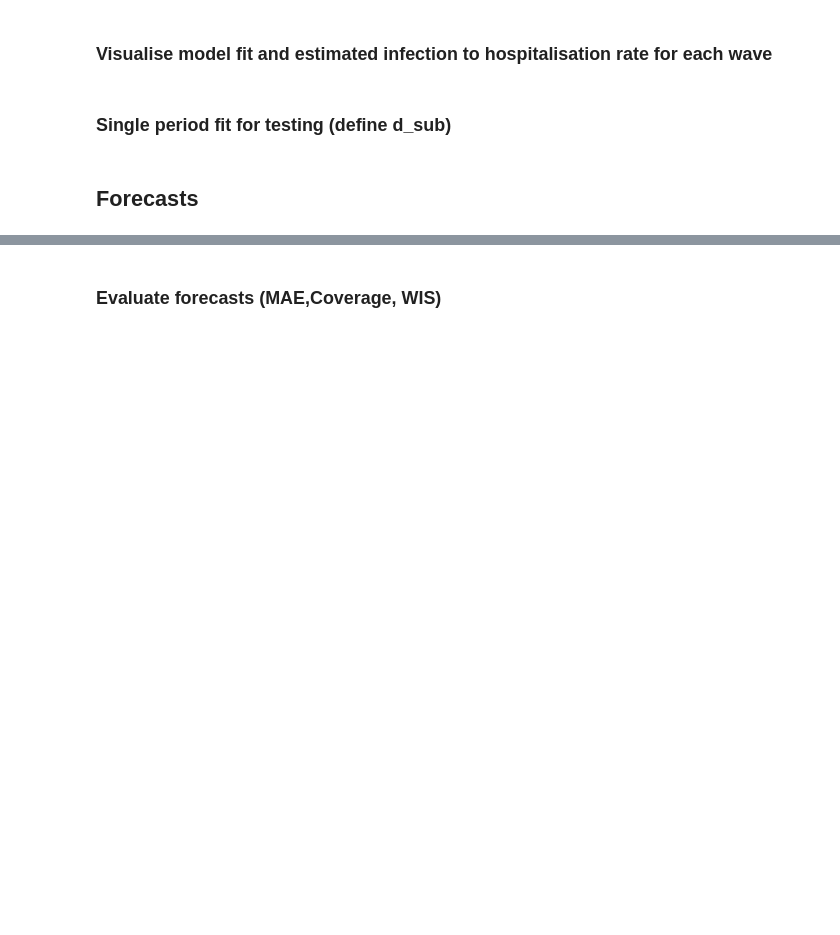
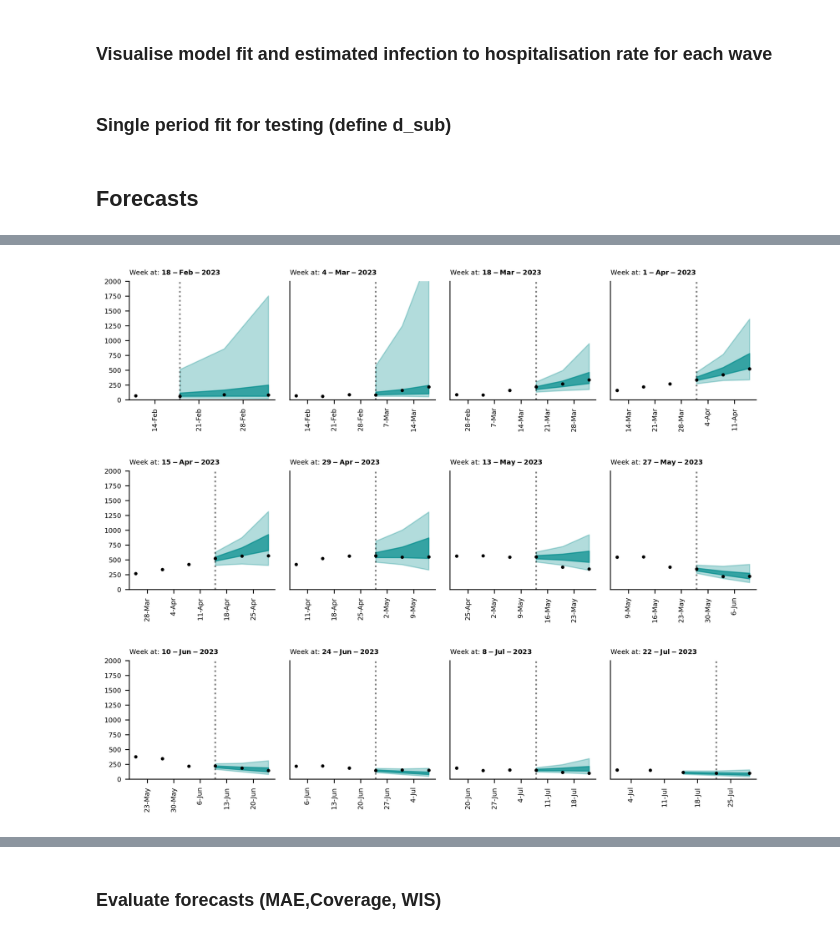
Before and after one commit to pessimistic-pelican/PyRenew, a Jupyter notebook: scripts/covid_model.ipynb, the cells around one changed output, grey strips where cells are left out. Cells and saved outputs as stored; diff of their text form; code cells hidden in the pictures; blank space fills up the shorter version.

Commit message:
updated script with plot forecasts function

```diff
--- a/scripts/covid_model.ipynb
+++ b/scripts/covid_model.ipynb
@@ -709,42 +665,0 @@ for idx in range(len(t_fit)):
-# %%
-idx = 5
-fig,ax = plt.subplots(dpi = 300)
-
-entire_x = d_2022.date.iloc[t_fit[idx] - 14:t_forecast[idx]]
-entire_y = d_2022.nHosp.iloc[t_fit[idx] - 14:t_forecast[idx]]
-x_fore = d_2022.date.iloc[t_fit[idx]:t_forecast[idx]]
-y_fore = d_2022.nHosp.iloc[t_fit[idx]:t_forecast[idx]]
-# y_data = d_2022.nHosp.iloc[:t_fit[0]]
-
-no_feedback_res_sub = res_no_feedback_post[idx][:,t_fit[idx]:t_forecast[idx]]
-feedback_res_sub = res_feedback_post[idx][:,t_fit[idx]:t_forecast[idx]]
-
-no_feedback_res_sub_quan = jnp.quantile(no_feedback_res_sub, q = np.array([0.025,0.975,0.25,0.75]),axis = 0)
-feedback_res_sub_quan = jnp.quantile(feedback_res_sub, q = np.array([0.025,0.975,0.25,0.75]),axis = 0)
-
-
-ax.plot(entire_x, entire_y, 'k')
-ax.plot(x_fore, y_fore, color = 'red', label = "Actual data")
-
-ax.vlines(d_2022.date.iloc[t_fit[idx]], ymin = 0, ymax = 400, color = 'black', linestyle = 'dotted')
-
-ax.fill_between(x_fore, feedback_res_sub_quan[0,], feedback_res_sub_quan[1,], color = 'orange',alpha = 0.3, label = "90% credible interval")
-ax.fill_between(x_fore, feedback_res_sub_quan[2,], feedback_res_sub_quan[3,], color = 'orange',alpha = 0.7, label = "50% credible interval")
-
-ax.fill_between(x_fore, no_feedback_res_sub_quan[0,], no_feedback_res_sub_quan[1,], color = 'grey',alpha = 0.3, label = "90% credible interval")
-ax.fill_between(x_fore, no_feedback_res_sub_quan[2,], no_feedback_res_sub_quan[3,], color = 'grey',alpha = 0.7, label = "50% credible interval")
-
-ax.set_title("2-weeks ahead forecast for Omicron BA.1/2\n" + r"(2022 - Week $\bf{6}$)",loc='left')
-
-ax.text(d_2022.date.iloc[t_fit[idx]-5], 380, s = 'Reported')
-ax.text(d_2022.date.iloc[t_fit[idx]+1], 380, s = 'Forecast')
-
-ax.spines['top'].set_visible(False)
-ax.spines['right'].set_visible(False)
-ax.set_ylabel("New COVID Hospitalisation")
-ax.tick_params(axis='x', labelrotation=45)
-ax.set_ylim(0, 400)
-
-ax.legend(bbox_to_anchor = (1.5,0.7))
-
-plt.show()
@@ -750,0 +757,4 @@ plt.show()
+# %%
+plot_forecast_panels(fore_res,d_fit_all,main_wave,t_fit,t_forecast,ycat='hosp',max_y = 2000)
+# %% [output]
+[figure, added]
```
Also changed, not shown: parts of 9 cells of this notebook, 1 other file.
